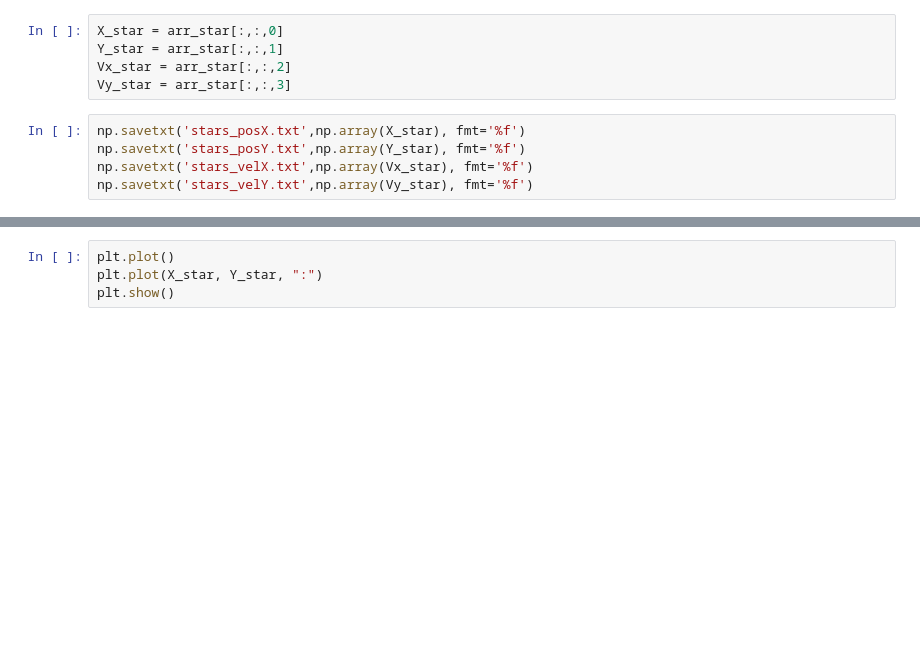
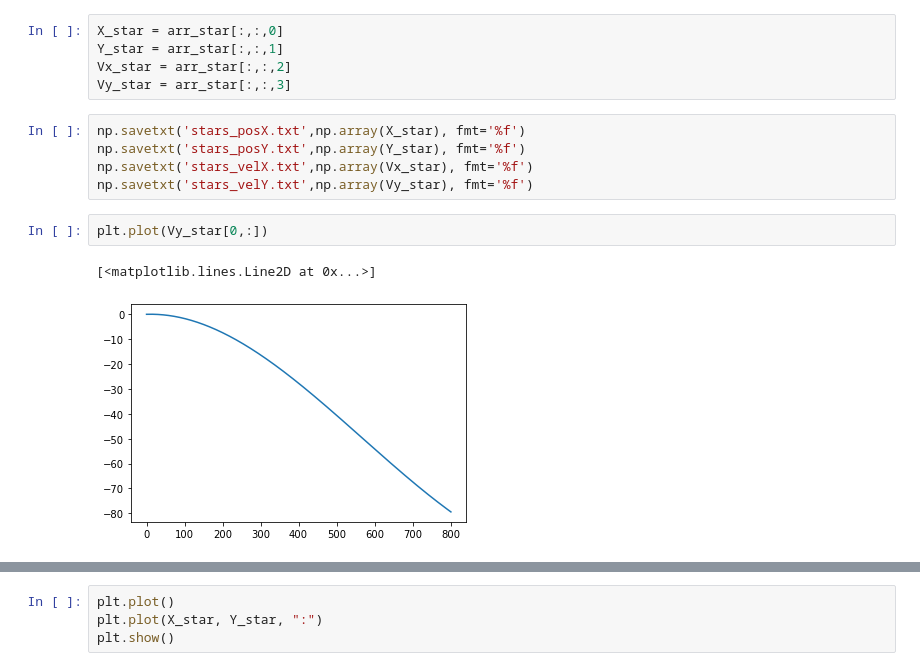
Before and after one commit to q-pratz-chem/Interacting_Galaxies, a Jupyter notebook: three_body.ipynb, the cells around one changed output, grey strips where cells are left out. Cells and saved outputs as stored; diff of their text form; blank space fills up the shorter version.

```diff
--- a/three_body.ipynb
+++ b/three_body.ipynb
@@ -508,3 +508,8 @@ np.savetxt('stars_posX.txt',np.array(X_star), fmt='%f')
 np.savetxt('stars_posY.txt',np.array(Y_star), fmt='%f')
 np.savetxt('stars_velX.txt',np.array(Vx_star), fmt='%f')
 np.savetxt('stars_velY.txt',np.array(Vy_star), fmt='%f')
+# %%
+plt.plot(Vy_star[0,:])
+# %% [output]
+[<matplotlib.lines.Line2D at 0x...>]
+[figure, added]
```
Also changed, not shown: parts of 7 cells of this notebook.
